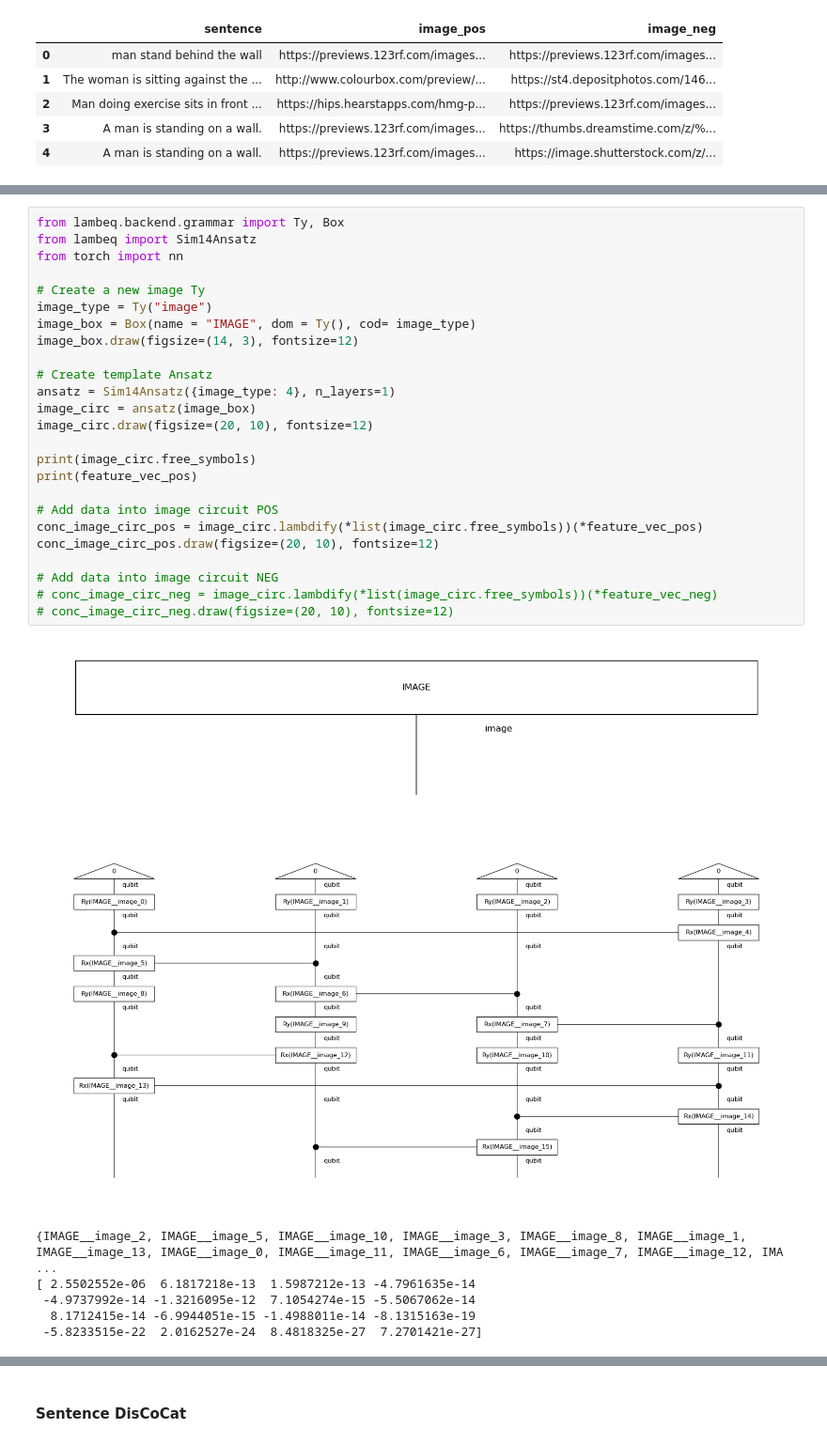
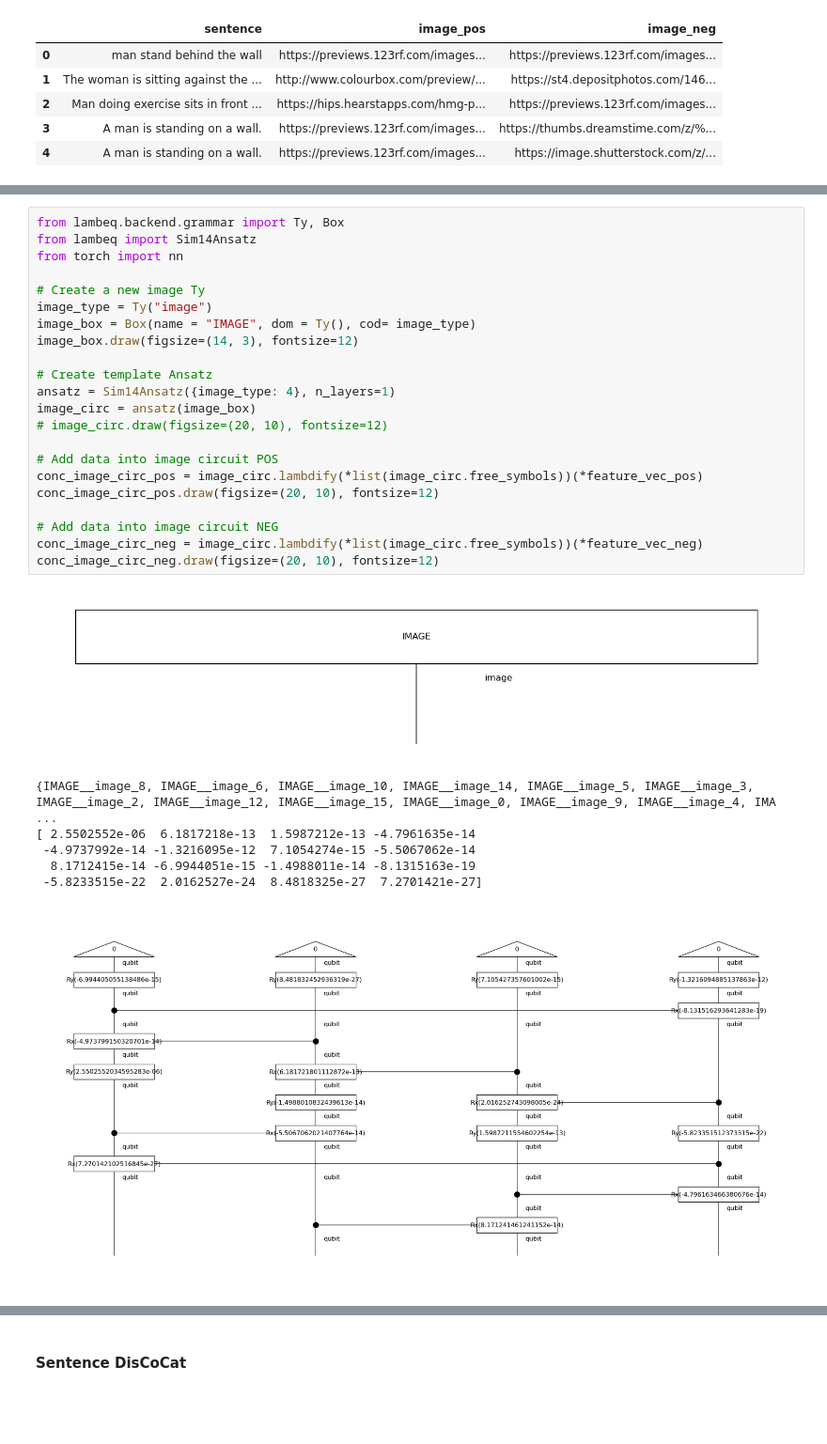
Before and after one commit to halaa901/QNLP-Thesis, a Jupyter notebook: implementation.ipynb, the cells around one changed output, grey strips where cells are left out. Shown at 94% size. Cells and saved outputs as stored; diff of their text form; blank space fills up the shorter version.

Commit message:
ready quantum circuit for one triplet (sentence,image_pos,image_neg)

```diff
--- a/implementation.ipynb
+++ b/implementation.ipynb
@@ -249,33 +138,30 @@ Feature Vector Negatice : [ 2.66032112e-06 -3.41948692e-13  1.31450406e-13  1.16
 # %%
 from lambeq.backend.grammar import Ty, Box
 from lambeq import Sim14Ansatz
 from torch import nn
 
 # Create a new image Ty
 image_type = Ty("image")
 image_box = Box(name = "IMAGE", dom = Ty(), cod= image_type)
 image_box.draw(figsize=(14, 3), fontsize=12)
 
 # Create template Ansatz
 ansatz = Sim14Ansatz({image_type: 4}, n_layers=1)
 image_circ = ansatz(image_box)
-image_circ.draw(figsize=(20, 10), fontsize=12)
-
-print(image_circ.free_symbols)
-print(feature_vec_pos)
+# image_circ.draw(figsize=(20, 10), fontsize=12)
 
 # Add data into image circuit POS
 conc_image_circ_pos = image_circ.lambdify(*list(image_circ.free_symbols))(*feature_vec_pos)
 conc_image_circ_pos.draw(figsize=(20, 10), fontsize=12)
 
 # Add data into image circuit NEG
-# conc_image_circ_neg = image_circ.lambdify(*list(image_circ.free_symbols))(*feature_vec_neg)
-# conc_image_circ_neg.draw(figsize=(20, 10), fontsize=12)
+conc_image_circ_neg = image_circ.lambdify(*list(image_circ.free_symbols))(*feature_vec_neg)
+conc_image_circ_neg.draw(figsize=(20, 10), fontsize=12)
 # %% [output]
 [figure]
+{IMAGE__image_8, IMAGE__image_6, IMAGE__image_10, IMAGE__image_14, IMAGE__image_5, IMAGE__image_3, IMAGE__image_2, IMAGE__image_12, IMAGE__image_15, IMAGE__image_0, IMAGE__image_9, IMAGE__image_4, IMA ...
+[ 2.5502552e-06  6.1817218e-13  1.5987212e-13 -4.7961635e-14
+ -4.9737992e-14 -1.3216095e-12  7.1054274e-15 -5.5067062e-14
+  8.1712415e-14 -6.9944051e-15 -1.4988011e-14 -8.1315163e-19
+ -5.8233515e-22  2.0162527e-24  8.4818325e-27  7.2701421e-27]
-[figure, old version]
+[figure, new version]
-{IMAGE__image_2, IMAGE__image_5, IMAGE__image_10, IMAGE__image_3, IMAGE__image_8, IMAGE__image_1, IMAGE__image_13, IMAGE__image_0, IMAGE__image_11, IMAGE__image_6, IMAGE__image_7, IMAGE__image_12, IMA ...
-[ 2.5502552e-06  6.1817218e-13  1.5987212e-13 -4.7961635e-14
- -4.9737992e-14 -1.3216095e-12  7.1054274e-15 -5.5067062e-14
-  8.1712415e-14 -6.9944051e-15 -1.4988011e-14 -8.1315163e-19
- -5.8233515e-22  2.0162527e-24  8.4818325e-27  7.2701421e-27]
```
Also changed, not shown: parts of 16 cells of this notebook.
